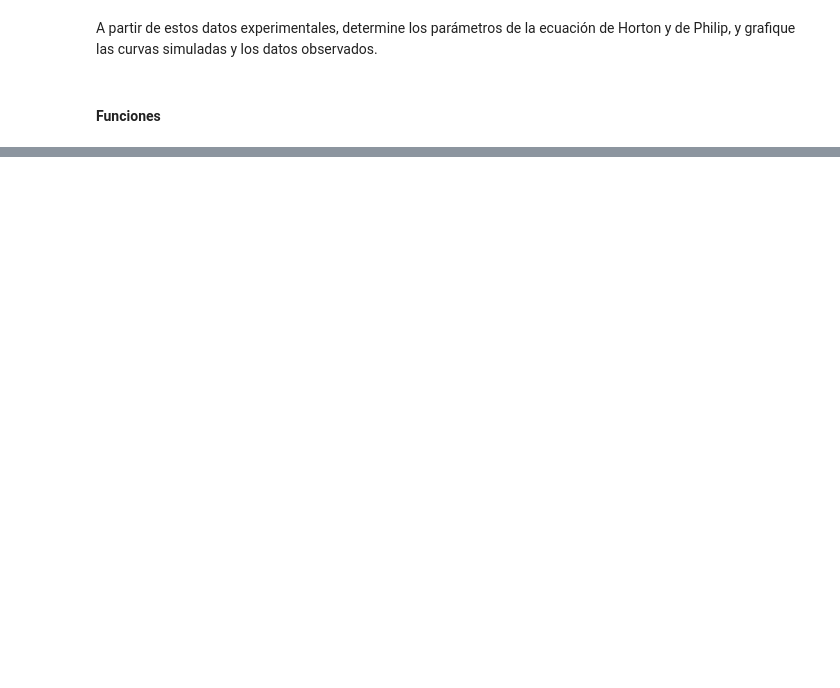
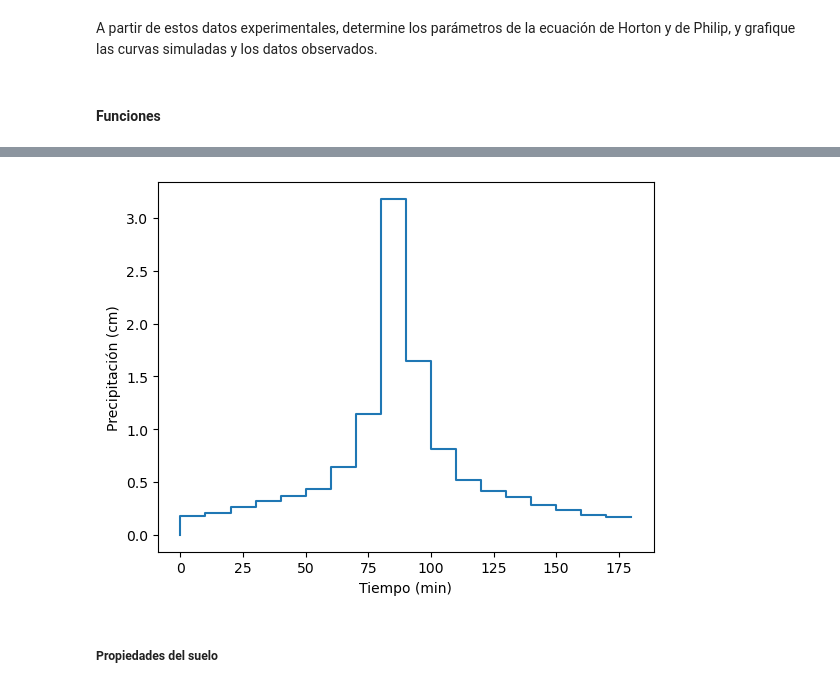
Before and after one commit to jshernandezs/ICYA4710, a Jupyter notebook: Notebooks/Rainfall_Runoff_basics.ipynb, the cells around one changed output, grey strips where cells are left out. Saved outputs shown, nothing was run; the diff lists cells and outputs as text; code cells hidden in the pictures; blank space fills up the shorter version.

```diff
--- a/Notebooks/Rainfall_Runoff_basics.ipynb
+++ b/Notebooks/Rainfall_Runoff_basics.ipynb
@@ -259,0 +661,17 @@ Mejor estimación - Horton: f0 = 1.64 mm/min, fc = 0.324 mm/min, k = 0.12 min^-1
+# %%
+import pandas as pd
+import matplotlib.pyplot as plt
+
+t = [0,10,20,30,40,50,60,70,80,90,100,110,120,130,140,150,160,170,180] # tiempo (min)
+p = [0, 0.18, 0.21, 0.26, 0.32, 0.37, 0.43, 0.64, 1.14, 3.18, 1.65, 0.81, 0.52, 0.42, 0.36, 0.28, 0.24, 0.19, 0.17] # precipitación incremental (cm)
+
+precip = pd.DataFrame({'t':t, 'p':p})
+
+plt.step(precip['t'],precip['p'])
+plt.xlabel('Tiempo (min)')
+plt.ylabel('Precipitación (cm)')
+plt.show()
+# %% [output]
+[figure, added]
+# %% [markdown]
+##### Propiedades del suelo
```
Also changed, not shown: parts of 19 cells of this notebook, 6 other files.
